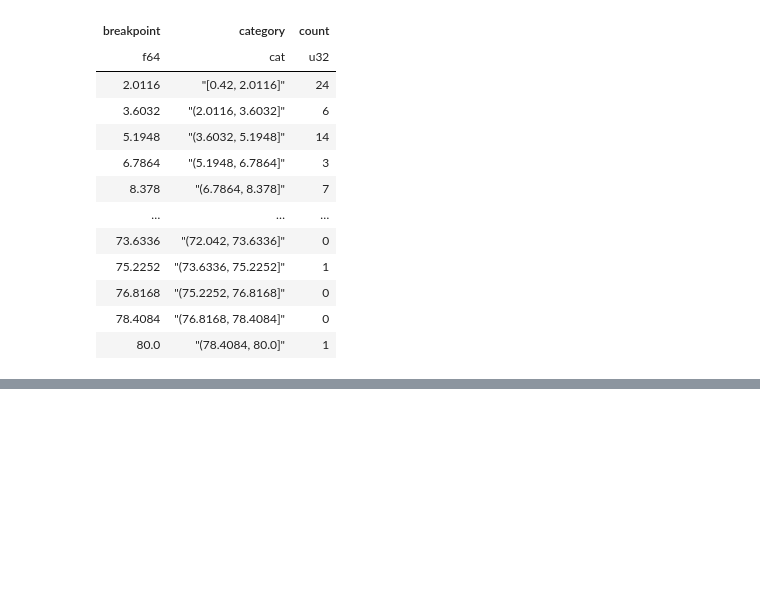
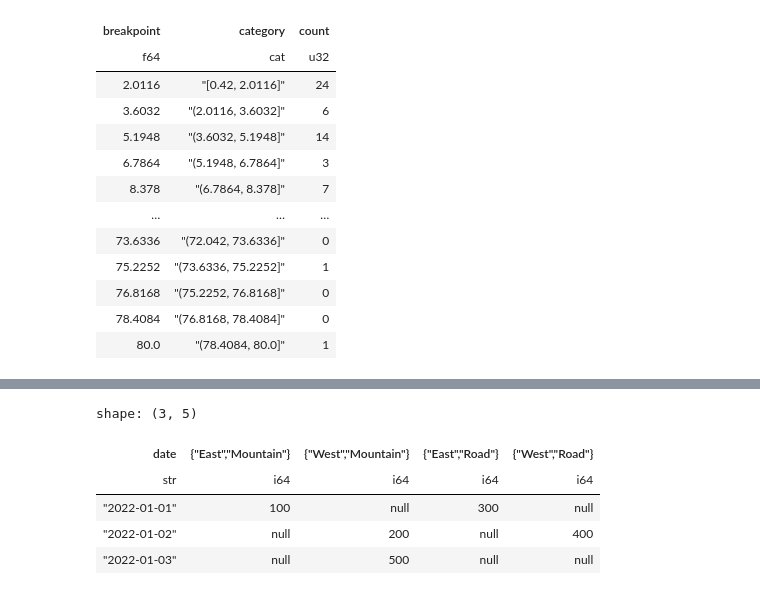
Before and after one commit to yukikitayama/data-analysis, a Jupyter notebook: polars/grouping_aggregation.ipynb, the cells around one changed output, grey strips where cells are left out. Saved outputs shown, nothing was run; the diff lists cells and outputs as text; code cells hidden in the pictures; blank space fills up the shorter version.

```diff
--- a/polars/grouping_aggregation.ipynb
+++ b/polars/grouping_aggregation.ipynb
@@ -866,0 +919,17 @@ shape: (50, 3)
+# %%
+(
+    sales_data
+    .pivot(
+        index="date",
+        on=["region", "bike_type"],
+        values="sales",
+        aggregate_function="first"
+    )
+)
+# %% [output]
+shape: (3, 5)
+| date | {"East","Mountain"} | {"West","Mountain"} | {"East","Road"} | {"West","Road"} |
+| str | i64 | i64 | i64 | i64 |
+| "2022-01-01" | 100 | null | 300 | null |
+| "2022-01-02" | null | 200 | null | 400 |
+| "2022-01-03" | null | 500 | null | null |
```
Also changed, not shown: parts of 12 cells of this notebook, 2 other files.
